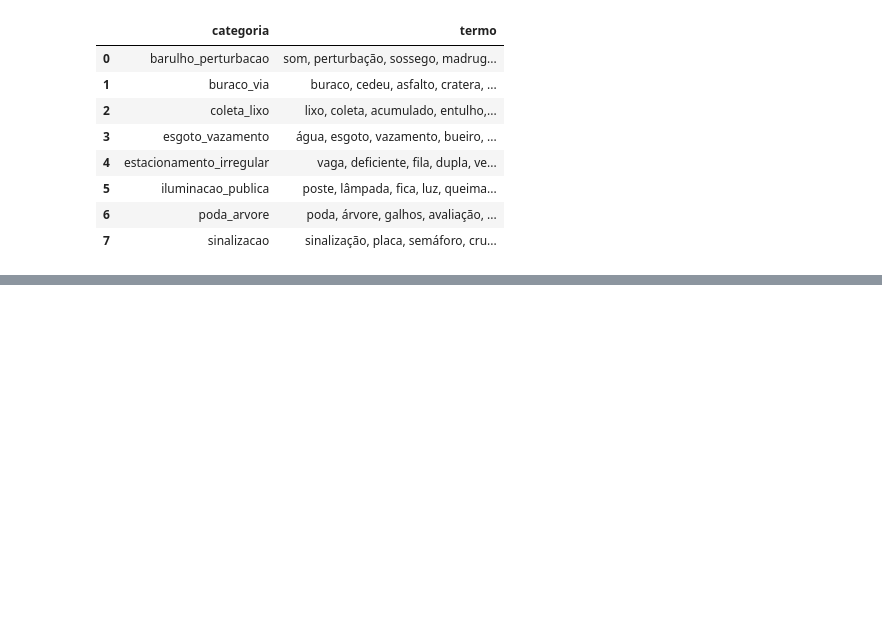
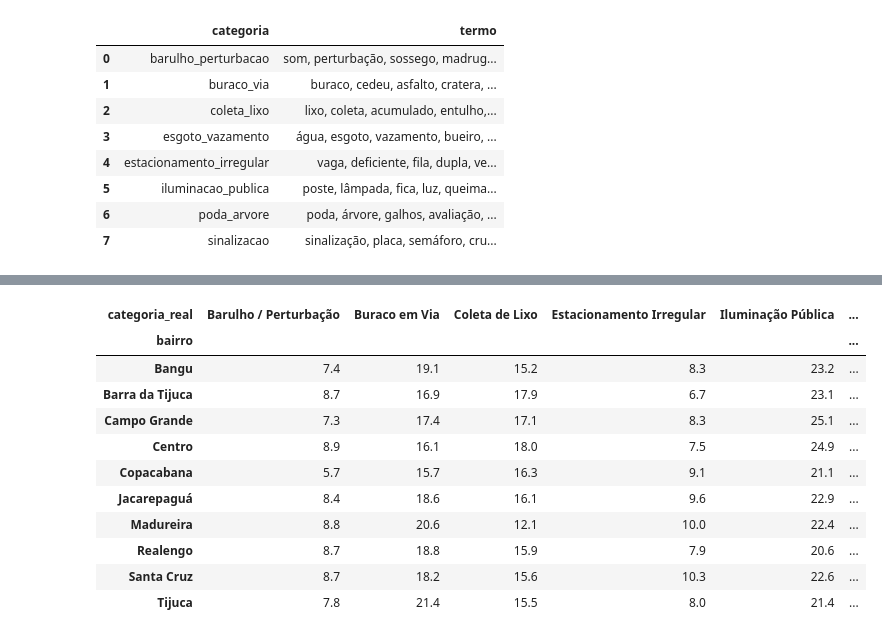
Before and after one commit to Mitysuo/desafio-cientista-dados-junior-ia-pref, a Jupyter notebook: notebooks/01_analise_exploratoria.ipynb, the cells around one changed output, grey strips where cells are left out. Saved outputs shown, nothing was run; the diff lists cells and outputs as text; code cells hidden in the pictures; blank space fills up the shorter version.

```diff
--- a/notebooks/01_analise_exploratoria.ipynb
+++ b/notebooks/01_analise_exploratoria.ipynb
@@ -269,0 +341,25 @@ top_termos_por_categoria
+# %%
+top_bairros_lista = bairro_counts.head(10)['bairro']
+
+df_top_bairros = df[df['bairro'].isin(top_bairros_lista)]
+
+bairro_categoria = pd.crosstab(
+    df_top_bairros['bairro'],
+    df_top_bairros['categoria_real'].map(cat_map),
+    normalize='index'
+) * 100
+
+bairro_categoria.round(1)
+# %% [output]
+| categoria_real | Barulho / Perturbação | Buraco em Via | Coleta de Lixo | Estacionamento Irregular | Iluminação Pública | ... |
+| bairro |  |  |  |  |  | ... |
+| Bangu | 7.4 | 19.1 | 15.2 | 8.3 | 23.2 | ... |
+| Barra da Tijuca | 8.7 | 16.9 | 17.9 | 6.7 | 23.1 | ... |
+| Campo Grande | 7.3 | 17.4 | 17.1 | 8.3 | 25.1 | ... |
+| Centro | 8.9 | 16.1 | 18.0 | 7.5 | 24.9 | ... |
+| Copacabana | 5.7 | 15.7 | 16.3 | 9.1 | 21.1 | ... |
+| Jacarepaguá | 8.4 | 18.6 | 16.1 | 9.6 | 22.9 | ... |
+| Madureira | 8.8 | 20.6 | 12.1 | 10.0 | 22.4 | ... |
+| Realengo | 8.7 | 18.8 | 15.9 | 7.9 | 20.6 | ... |
+| Santa Cruz | 8.7 | 18.2 | 15.6 | 10.3 | 22.6 | ... |
+| Tijuca | 7.8 | 21.4 | 15.5 | 8.0 | 21.4 | ... |
```
Also changed, not shown: parts of 13 cells of this notebook.
